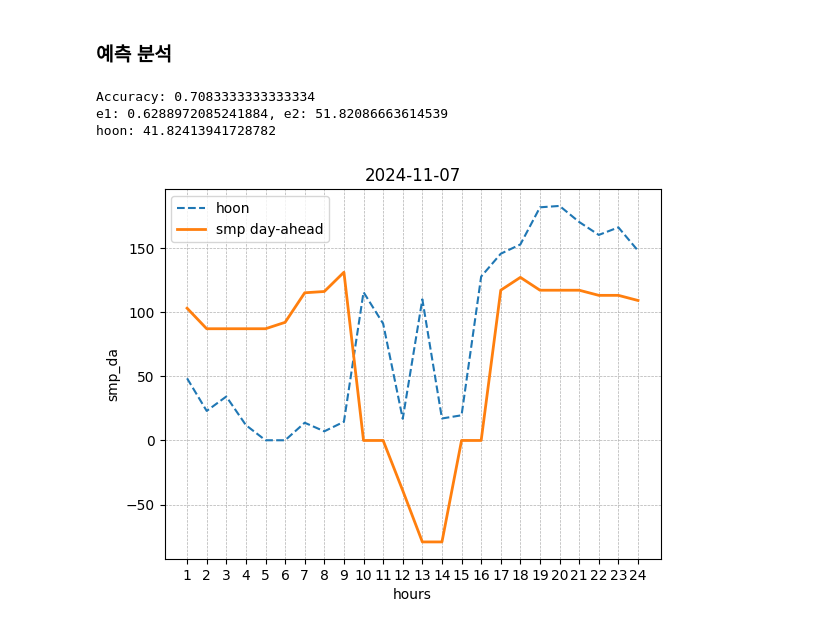
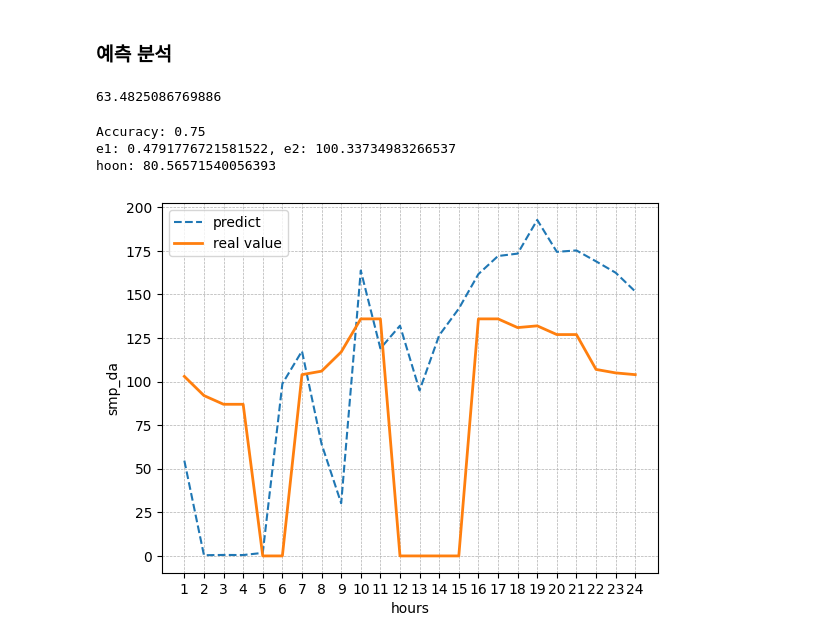
Before and after one commit to bluelemon61/24-OIBC-WolgoksTears, a Jupyter notebook: datagetter_example.ipynb, the cells around one changed output. Saved outputs shown, nothing was run; the diff lists cells and outputs as text; code cells hidden in the pictures.

```diff
--- a/datagetter_example.ipynb
+++ b/datagetter_example.ipynb
@@ -35,27 +38,29 @@ smp_da = [103, 87, 87, 87, 87, 92, 115, 116, 131, 0, 0, -39, -79, -79, 0, 0, 117
+# %%
+np.absolute(np.array(smp_da_5) - np.array(hoon_5)).mean()
+# %% [output]
+63.4825086769886
 # %%
-print(f'hoon: {calculate_measure(smp_da, hoon)}')
+print(f'hoon: {calculate_measure(smp_da_5, hoon_5)}')
 # %% [output]
-Accuracy: 0.7083333333333334
-e1: 0.6288972085241884, e2: 51.82086663614539
-hoon: 41.82413941728782
+Accuracy: 0.75
+e1: 0.4791776721581522, e2: 100.33734983266537
+hoon: 80.56571540056393
 # %%
 import matplotlib.pyplot as plt
 
 x = list(range(1, 25))
 
-plt.title('2024-11-07')
-
-plt.plot(x, hoon, linestyle='dashed', label='hoon')
-plt.plot(x, smp_da, label='smp day-ahead', linewidth=2)
+plt.plot(x, hoon_5, linestyle='dashed', label='predict')
+plt.plot(x, smp_da_5, label='real value', linewidth=2)
 
 plt.xticks(x)
 plt.xlabel('hours')
 plt.ylabel('smp_da')
 
 plt.grid(True, linestyle='--', linewidth=0.5)
 
 plt.legend()
 
 plt.show()
 # %% [output]
-[figure, old version]
+[figure, new version]
```
Also changed, not shown: parts of 2 cells of this notebook, 2 other files.
